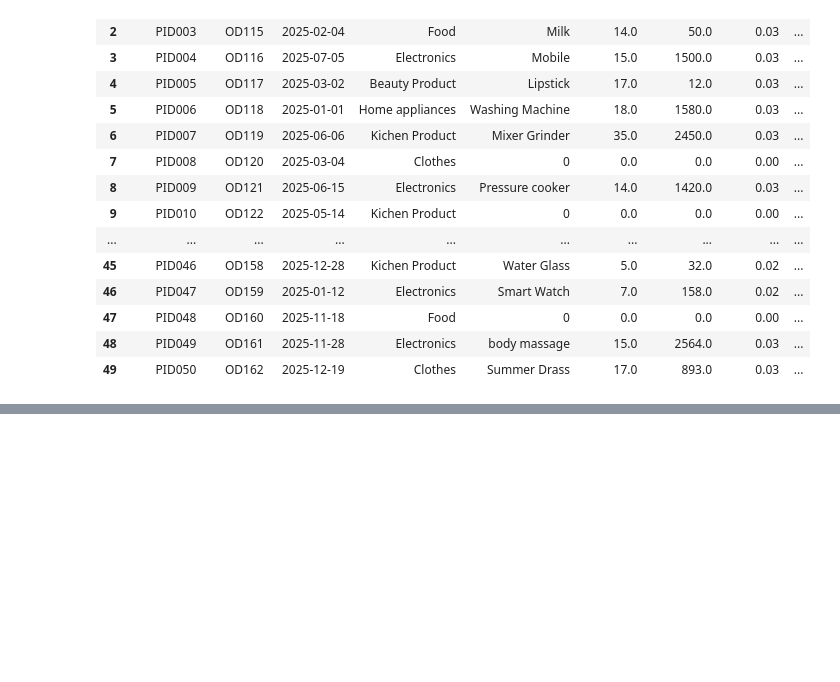
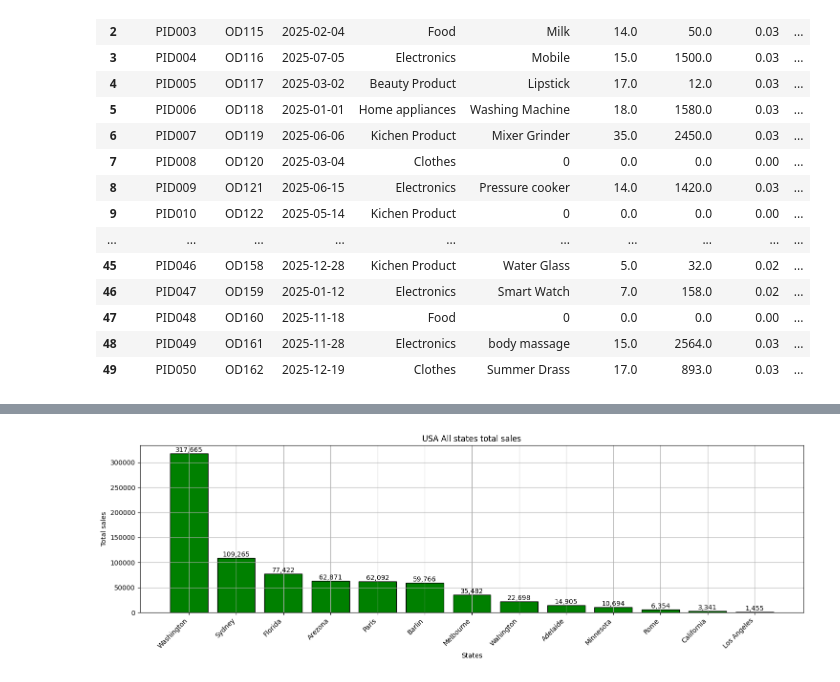
Before and after one commit to Aniket07Parida/Data-Science-Projects, a Jupyter notebook: shoping-data.ipynb, the cells around one changed output, grey strips where cells are left out. Saved outputs shown, nothing was run; the diff lists cells and outputs as text; code cells hidden in the pictures; blank space fills up the shorter version.

Commit message:
Bar chart

```diff
--- a/shoping-data.ipynb
+++ b/shoping-data.ipynb
@@ -178,0 +137,3 @@ data
+# %%
+data = data.drop(columns=["Location"])
+data
@@ -178,0 +176,24 @@ data
+# %%
+plt.figure(figsize=(15,5))
+sales_usa_states = data.groupby("State")["Total_Price_USD"].sum().sort_values(ascending=False)
+bars = plt.bar(sales_usa_states.index,sales_usa_states.values,color="green",edgecolor="black")
+plt.xlabel("States")
+plt.ylabel("Total sales")
+plt.title("USA All states total sales")
+
+for bar in bars:
+    height = bar.get_height()
+    plt.text(
+        bar.get_x() + bar.get_width() / 2,
+        height,
+        f'{height:,.0f}',
+        ha='center',
+        va='bottom'
+    )
+
+plt.xticks(rotation=45,ha='right')
+plt.tight_layout()
+plt.grid()
+plt.show()
+# %% [output]
+[figure, added]
```
Also changed, not shown: parts of 6 cells of this notebook.
